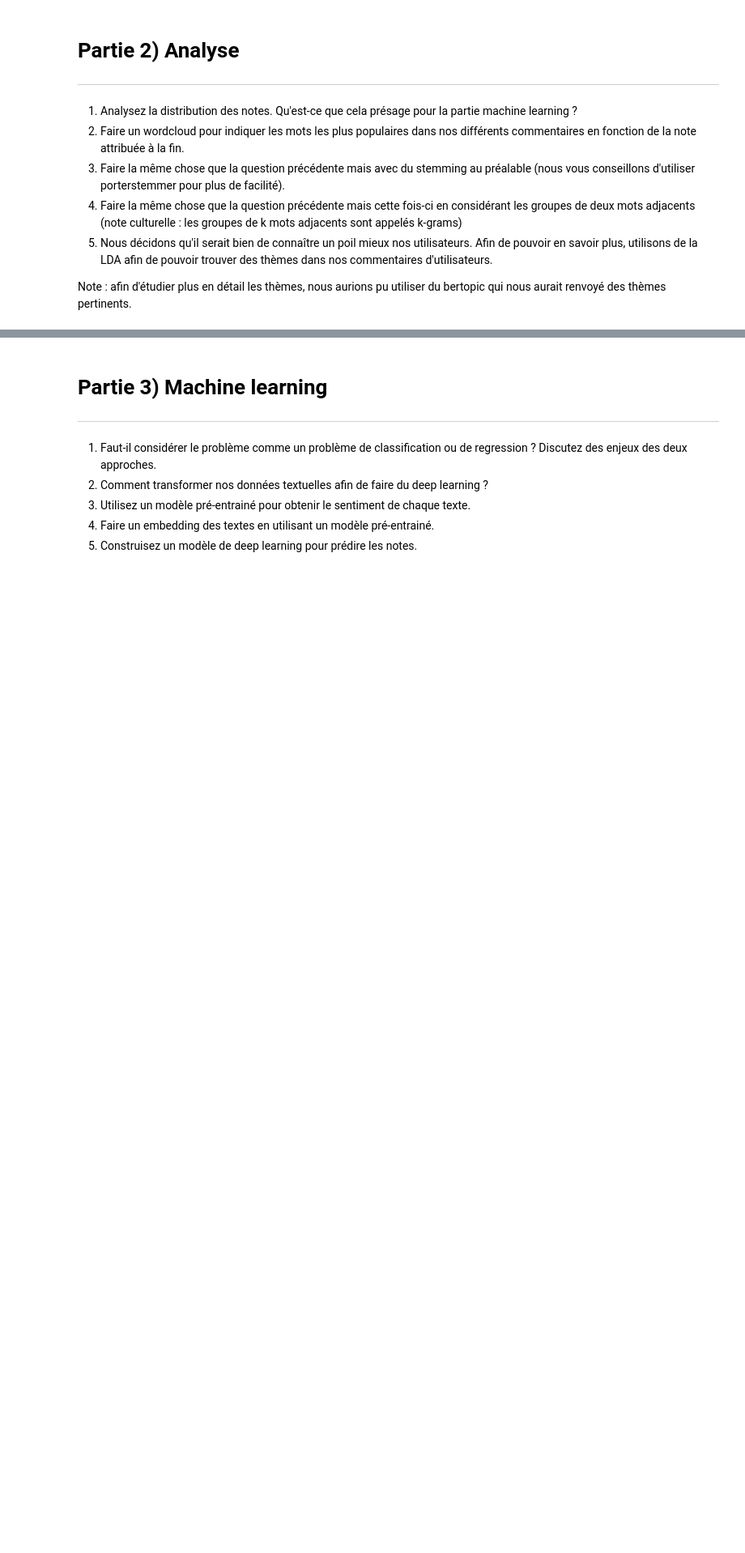
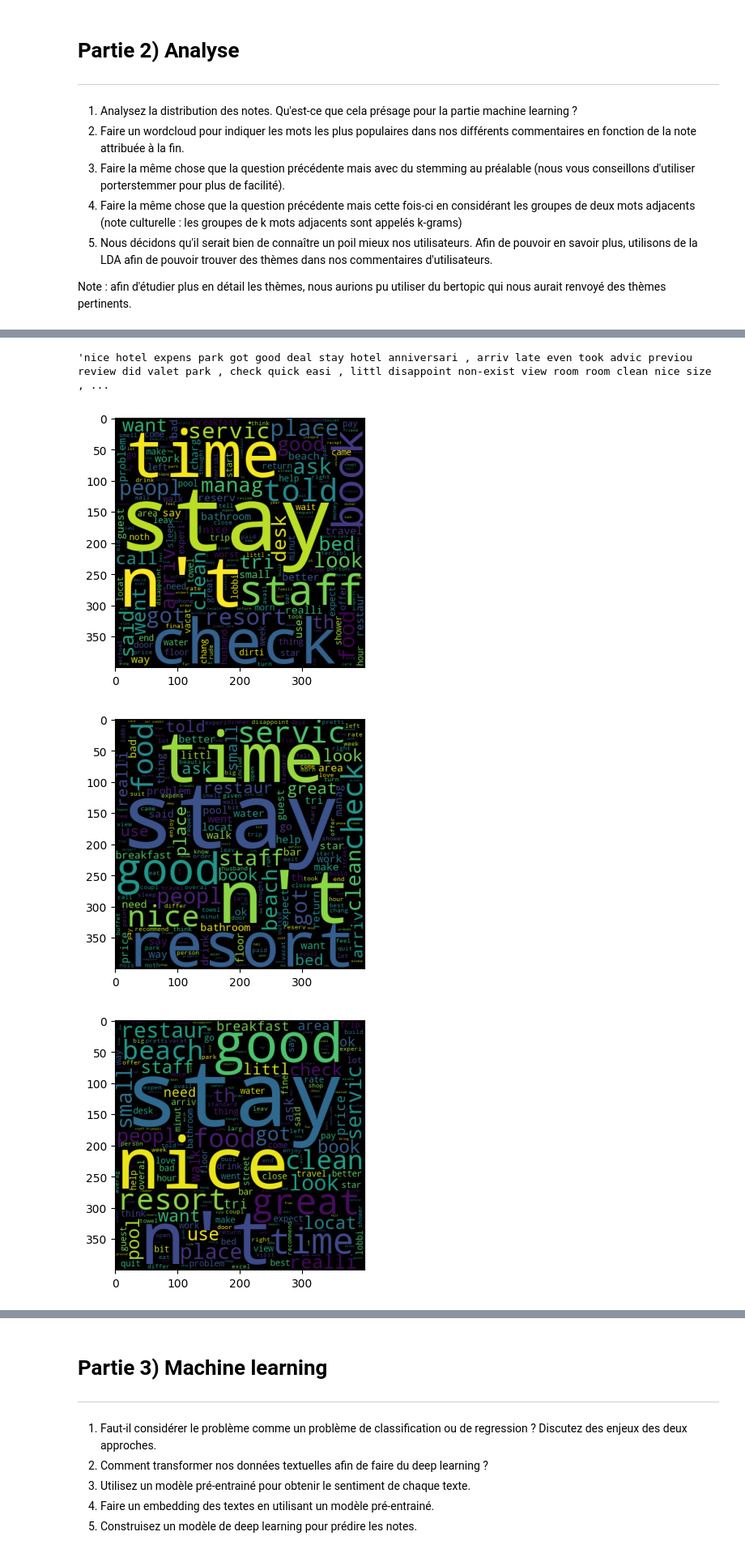
Before and after one commit to citrontruc/Exercice4Tripadvisor, a Jupyter notebook: Exercice4Tripadvisor_encours.ipynb, the cells around one changed output, grey strips where cells are left out. Shown at 81% size. Saved outputs shown, nothing was run; the diff lists cells and outputs as text; code cells hidden in the pictures; blank space fills up the shorter version.

```diff
--- a/Exercice4Tripadvisor_encours.ipynb
+++ b/Exercice4Tripadvisor_encours.ipynb
@@ -114,0 +148,24 @@ Note : afin d'étudier plus en détail les thèmes, nous aurions pu utiliser du
+# %%
+tripadvisor_reviews_en["review_tokenized"] = tripadvisor_reviews_en["Review"].apply(word_tokenize)
+# %%
+ps = PorterStemmer()
+# %%
+tripadvisor_reviews_en["stemmed_text"] = tripadvisor_reviews_en["review_tokenized"].apply(lambda x : " ".join([ps.stem(word.lower()) for word in x if len(word) < 100]))
+# %%
+tripadvisor_reviews_en["stemmed_text"].iloc[0]
+# %% [output]
+'nice hotel expens park got good deal stay hotel anniversari , arriv late even took advic previou review did valet park , check quick easi , littl disappoint non-exist view room room clean nice size , ...
+# %%
+stop_words = set(list(set(STOPWORDS)) + ["hotel", "room", "day", 'night'])
+
+for i in range(1,6):
+    test_df = tripadvisor_reviews_en.loc[tripadvisor_reviews_en["Rating"] == i]
+    review_test = " ".join(test_df["stemmed_text"].apply(lambda x : x.lower()).values)
+    wordcloud = WordCloud(width=400, height=400, stopwords=stop_words).generate(review_test)
+    plt.figure(figsize=(4,4))
+    plt.imshow(wordcloud)
+    plt.show()
+# %% [output]
+[figure, added]
+[figure, added]
+[figure, added]
```
Also changed, not shown: parts of 10 cells of this notebook.
